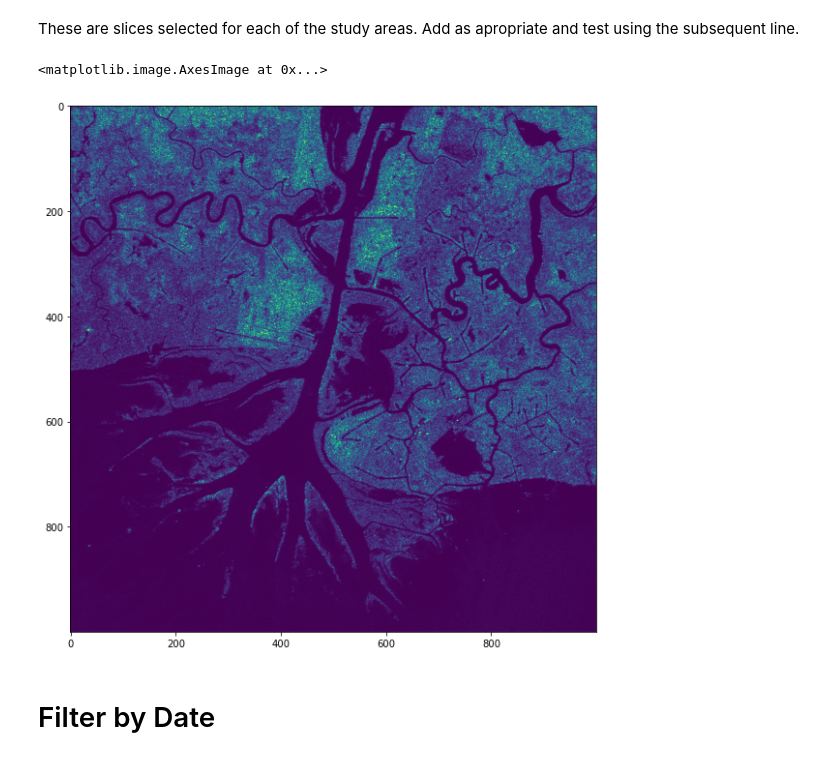
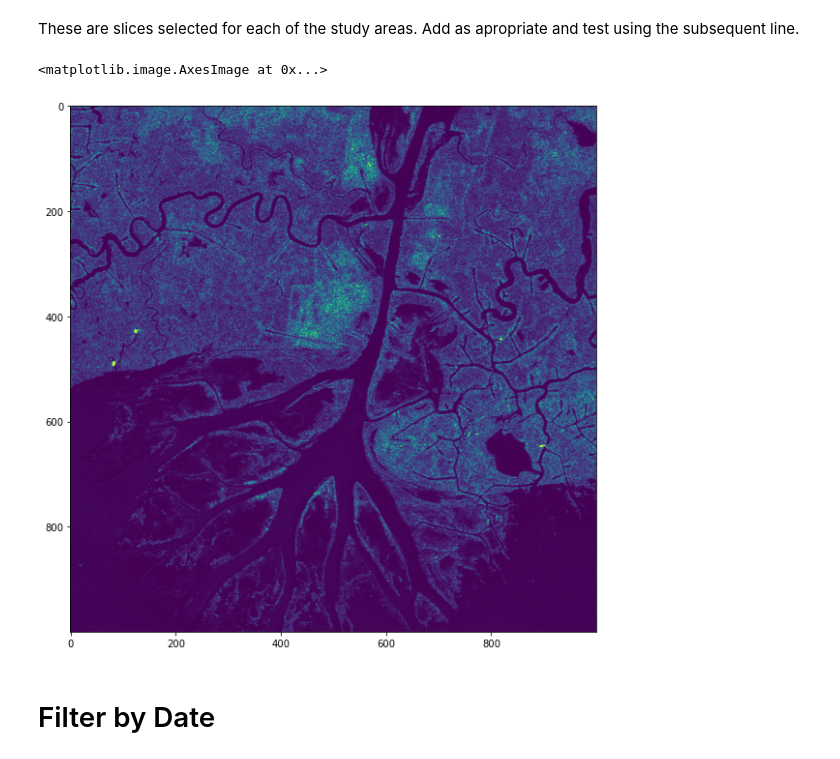
Before and after one commit to simard-landscape-lab/rabasar, a Jupyter notebook: notebooks/0 - Rename and Reproject Time Series.ipynb, the cells around one changed output. Drawn from its saved outputs; the diff is of its cells as text; code cells hidden in the pictures.

```diff
--- a/notebooks/0 - Rename and Reproject Time Series.ipynb
+++ b/notebooks/0 - Rename and Reproject Time Series.ipynb
@@ -154,7 +154,7 @@ dates
 # %%
 def read_one(image_path):
     with rasterio.open(image_path) as ds:
-        img = ds.read(1)
+        img = ds.read()
         profile = ds.profile
         profile['nodata'] = np.nan
 
@@ -176,11 +176,11 @@ else:
     raise NotImplementedError
 # %%
 plt.figure(figsize=(10, 10))
-arr, _ = read_one(hh_paths[1])
-plt.imshow(arr[sy, sx], vmax=1)
+arr, _ = read_one(hh_paths[0])
+plt.imshow(arr[0, sy, sx], vmax=1)
 # %% [output]
 <matplotlib.image.AxesImage at 0x...>
-[figure, old version]
+[figure, new version]
 # %% [markdown]
 # Filter by Date
 # %%
```
Also changed, not shown: parts of 4 cells of this notebook, 5 other files.
